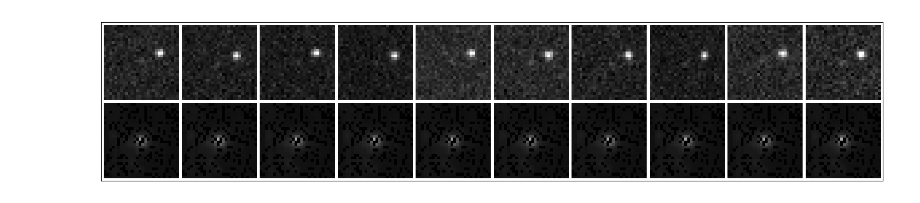
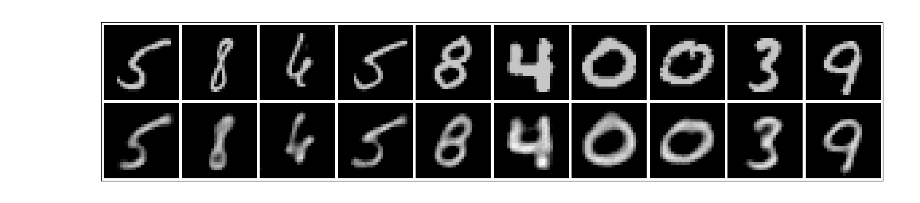
Before and after one commit to semtim/RB_ZTF, a Jupyter notebook: VAE.ipynb, the cells around one changed output. Drawn from its saved outputs; the diff is of its cells as text; code cells hidden in the pictures.

```diff
--- a/VAE.ipynb
+++ b/VAE.ipynb
@@ -457,0 +585,6 @@ y_test = y_test[1:].long()
+# %%
+latent_dim = 36
+
+learning_rate = 5e-5
+encoder = VAEEncoder(latent_dim=latent_dim * 2)
+decoder = Decoder(latent_dim=latent_dim)
@@ -457,0 +640,16 @@ y_test = y_test[1:].long()
+# %%
+import torchvision.datasets as dset
+import torchvision
+
+train_set = dset.MNIST(
+    root='mnist', train=True, transform=torchvision.transforms.ToTensor(), download=False
+)
+
+torch.manual_seed(42)
+
+x_train, _ = random_split(train_set, [0.2, 0.8])
+
+batch_size = 64
+train_loader = torch.utils.data.DataLoader(
+    x_train, batch_size=batch_size, shuffle=True
+)
@@ -458,26 +740,25 @@ y_test = y_test[1:].long()
 # %%
 torch.manual_seed(42)
-device = torch.device("cuda" if torch.cuda.is_available() else "cpu")
 
-latent_dim = 64
+latent_dim = 24
 
-learning_rate = 1e-4
-encoder = VAEEncoderLin(latent_dim=latent_dim * 2)
-decoder = DecoderLin(latent_dim=latent_dim)
+learning_rate = 5e-4
+encoder = VAEEncoder(latent_dim=latent_dim * 2)
+decoder = Decoder(latent_dim=latent_dim)
 
-
+device='cpu'
 encoder = encoder.to(device)
 decoder = decoder.to(device)
 
 optimizer = torch.optim.Adam(
     chain(encoder.parameters(), decoder.parameters()), lr=learning_rate
 )
-for i in range(1, 11):
+for i in tqdm(range(1, 6)):
     train(
         enc=encoder,
         dec=decoder,
         optimizer=optimizer,
-        dataset=imgs,
+        loader=train_loader,
         epoch=i,
         single_pass_handler=vae_pass_handler,
         loss_handler=vae_loss_handler,
@@ -513,6 +806,6 @@ plot_imgs(run_res['real'][0:9], run_res['reconstr'][0:9])
 # %%
-run_res = run_eval(encoder, decoder, imgs[128*2:128*3], imgs_labels[128*2:128*3], vae_pass_handler)
+run_res = run_eval(encoder, decoder, train_loader, vae_pass_handler)
 # %%
-plot_imgs(run_res['real'][10:20], run_res['reconstr'][10:20])
+plot_imgs(run_res['real'][100:110], run_res['reconstr'][100:110])
 # %% [output]
-[figure, old version]
+[figure, new version]
```
Also changed, not shown: parts of 32 cells of this notebook, 3 other files.
